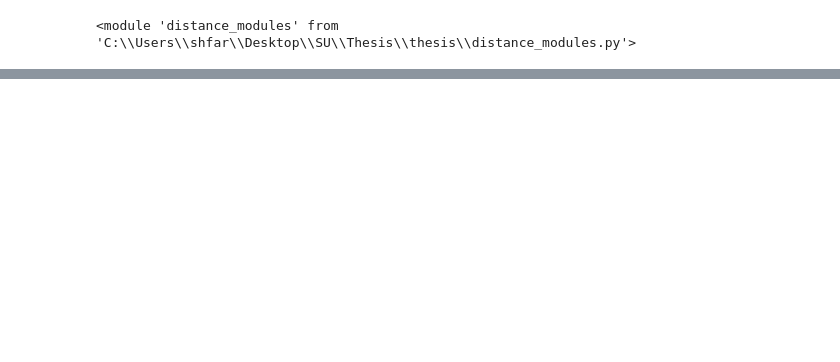
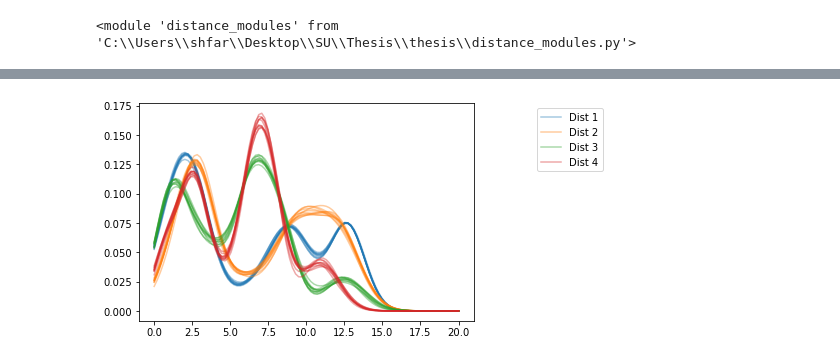
Before and after one commit to sheilafarrahi/thesis, a Jupyter notebook: multimodal_distributions.ipynb, the cells around one changed output, grey strips where cells are left out. Cells and saved outputs as stored; diff of their text form; code cells hidden in the pictures; blank space fills up the shorter version.

```diff
--- a/multimodal_distributions.ipynb
+++ b/multimodal_distributions.ipynb
@@ -34,0 +47,4 @@ mm_df = dm.get_multimodal_dists(nr_mm_dist, nr_modes, nr_sample, sample_size)
+# %%
+x_b = np.linspace(0,20,100)
+kde_df = dem.get_kde(mm_df, x_b)
+kde_df.head(3)
@@ -34,0 +57,4 @@ mm_df = dm.get_multimodal_dists(nr_mm_dist, nr_modes, nr_sample, sample_size)
+# %%
+dem.get_kde_plot(kde_df,x_b)
+# %% [output]
+[figure, added]
```
Also changed, not shown: parts of 7 cells of this notebook, 3 other files.
